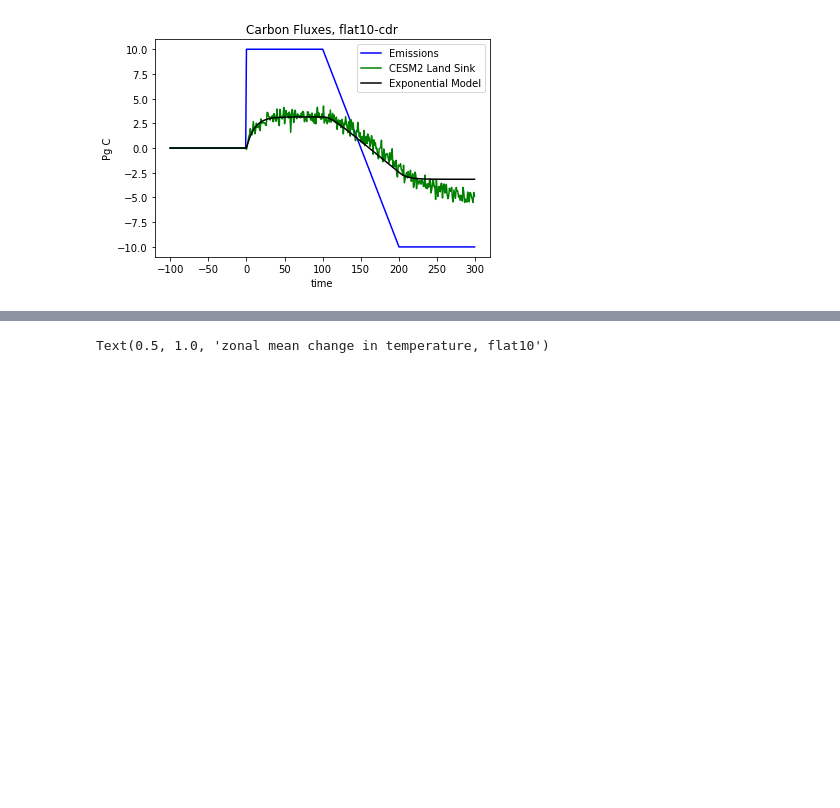
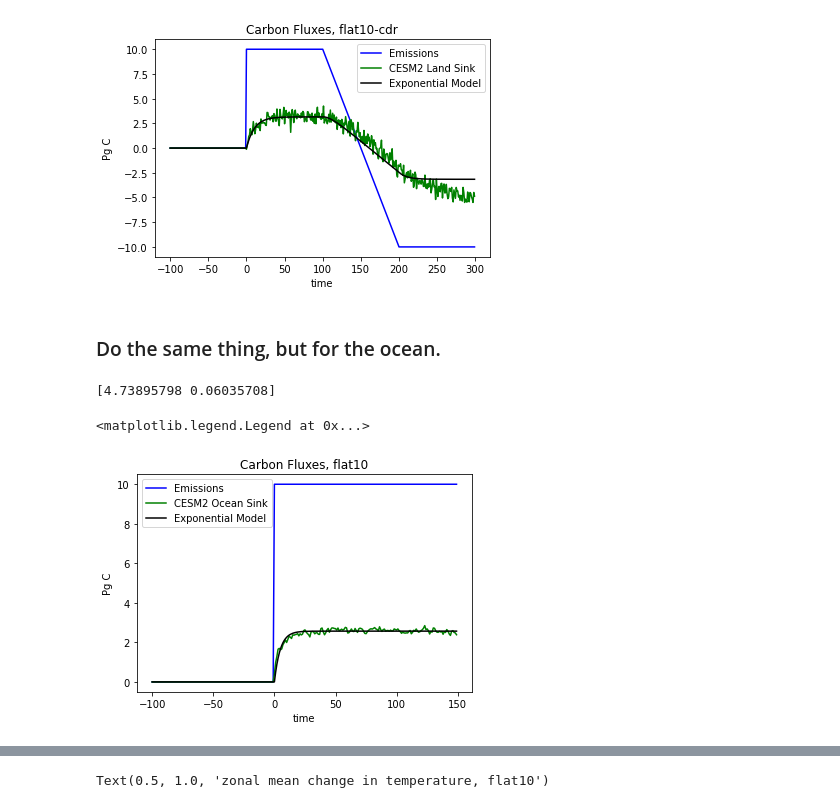
Before and after one commit to ckoven/flat10, a Jupyter notebook: flat10-analysis.ipynb, the cells around one changed output, grey strips where cells are left out. Cells and saved outputs as stored; diff of their text form; code cells hidden in the pictures; blank space fills up the shorter version.

Commit message:
extended analysis to ocean and land + ocean

```diff
--- a/flat10-analysis.ipynb
+++ b/flat10-analysis.ipynb
@@ -272,3 +274,27 @@ plt.legend(['Emissions','CESM2 Land Sink','Exponential Model'])
 # %% [output]
 <matplotlib.legend.Legend at 0x...>
 [figure]
+# %% [markdown]
+### Do the same thing, but for the ocean.
+# %%
+oceansink_flat10 = np.zeros(250)
+oceansink_flat10[100:] = fgco2_global_annual_flat10.data * 1e-15
+
+params_ocean, fit_ocean = scipy.optimize.curve_fit(memory, emiss, oceansink_flat10, [12., 0.03])
+print(params_ocean)
+# %% [output]
+[4.73895798 0.06035708]
+# %%
+pred_oceansink = memory(emiss, params_ocean[0], params_ocean[1])
+
+plt.plot(time, emiss, color='blue')
+plt.plot(time, oceansink_flat10, color='green')
+plt.plot(time, pred_oceansink, color='black')
+
+plt.title('Carbon Fluxes, flat10')
+plt.ylabel('Pg C')
+plt.xlabel('time')
+plt.legend(['Emissions','CESM2 Ocean Sink','Exponential Model'])
+# %% [output]
+<matplotlib.legend.Legend at 0x...>
+[figure, added]
```
Also changed, not shown: parts of 10 cells of this notebook.
